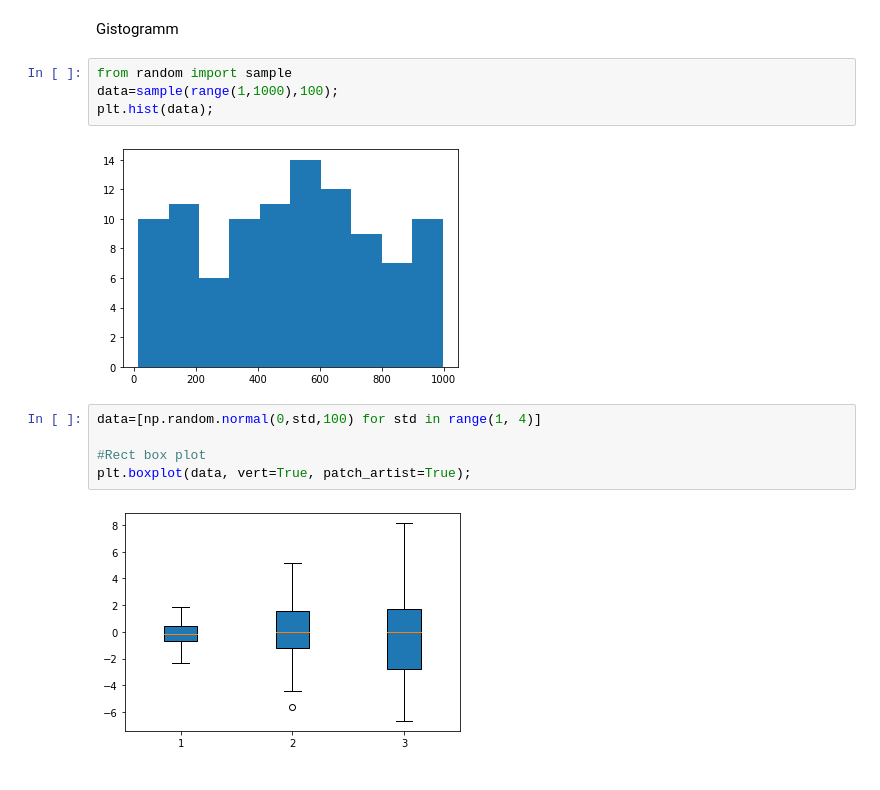
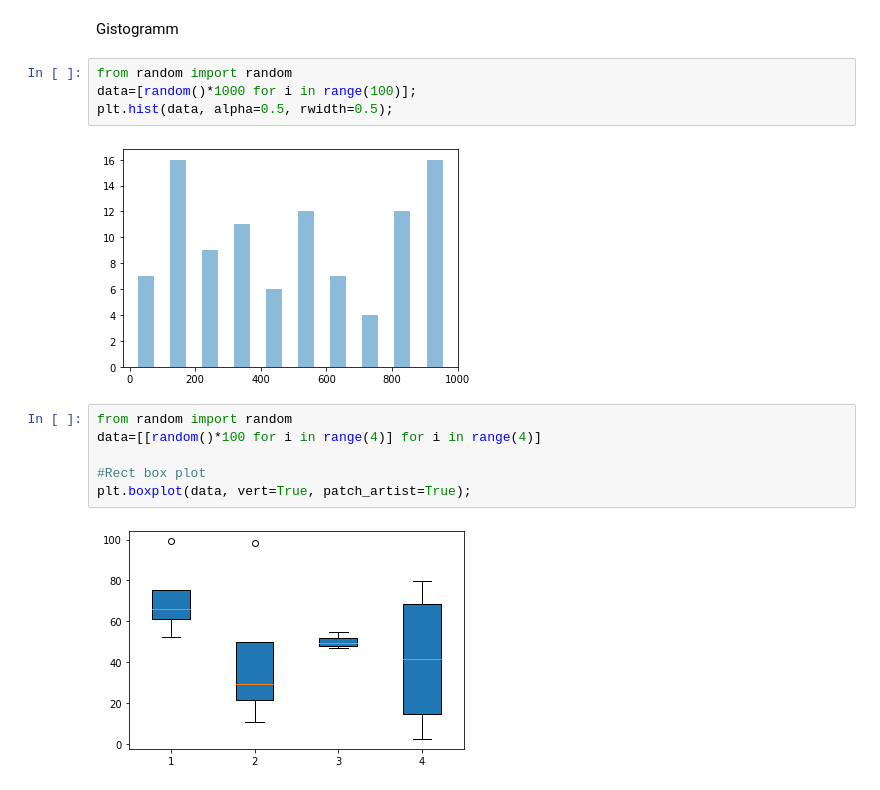
Before and after one commit to MykytaLiubshin/bmd, a Jupyter notebook: LabTwo/LabTwo.ipynb, the cells around one changed output. Cells and saved outputs as stored; diff of their text form.

```diff
--- a/LabTwo/LabTwo.ipynb
+++ b/LabTwo/LabTwo.ipynb
@@ -124,15 +126,16 @@ plt.scatter(x,y);
 # %% [markdown]
 Gistogramm
 # %%
-from random import sample
-data=sample(range(1,1000),100);
-plt.hist(data);
+from random import random
+data=[random()*1000 for i in range(100)];
+plt.hist(data, alpha=0.5, rwidth=0.5);
 # %% [output]
-[figure, old version]
+[figure, new version]
 # %%
-data=[np.random.normal(0,std,100) for std in range(1, 4)]
+from random import random
+data=[[random()*100 for i in range(4)] for i in range(4)]
 
 #Rect box plot
 plt.boxplot(data, vert=True, patch_artist=True);
 # %% [output]
-[figure, old version]
+[figure, new version]
```
Also changed, not shown: parts of 2 cells of this notebook.
